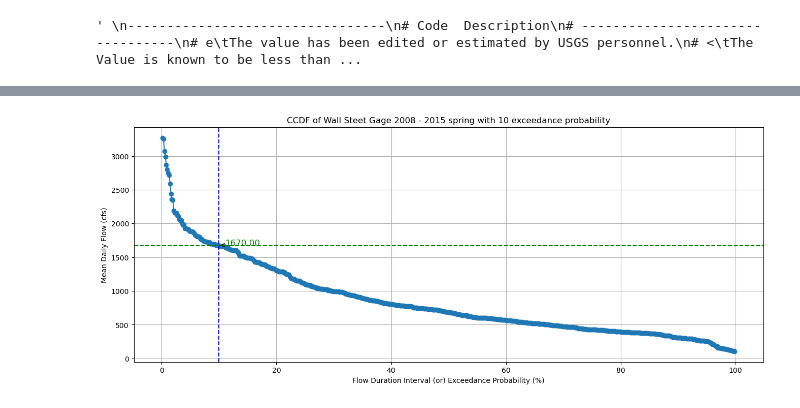
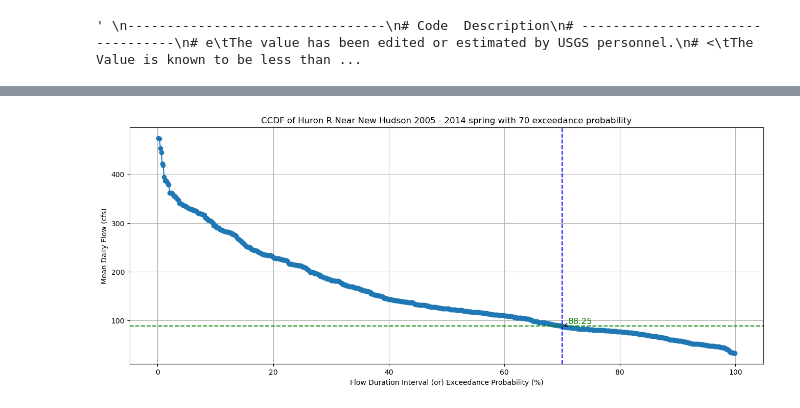
Before and after one commit to shinapatel/Recalculating_Flow_CCDFs, a Jupyter notebook: Final_CCDFs.ipynb, the cells around one changed output, grey strips where cells are left out. Cells and saved outputs as stored; diff of their text form; code cells hidden in the pictures.

Commit message:
better new hudson readings

```diff
--- a/Final_CCDFs.ipynb
+++ b/Final_CCDFs.ipynb
@@ -20,8 +20,8 @@ from IPython.display import display
 # %% [output]
 ' \n---------------------------------\n# Code  Description\n# ---------------------------------\n# e\tThe value has been edited or estimated by USGS personnel.\n# <\tThe Value is known to be less than ...
 # %%
-file_name = 'Wall Steet Gage 2008 - 2015'
-#file_name = 'Huron R Near New Hudson 2005 - 2014'
+#file_name = 'Wall Steet Gage 2008 - 2015'
+file_name = 'Huron R Near New Hudson 2005 - 2014'
 #file_name = 'Hamburg Rd Gage 2008 - 2015'
 
 #time_period = 'august'
@@ -186,6 +229,6 @@ def CCDF_plot_P(df, x, y, P):
     plt.ylabel('Mean Daily Flow (cfs)')
     plt.grid(True)
 # %%
-CCDF_plot_P(df, x='P_Value', y='Mean_CFS', P=10)
+CCDF_plot_P(df, x='P_Value', y='Mean_CFS', P=70)
 # %% [output]
-[figure, old version]
+[figure, new version]
```
Also changed, not shown: parts of 2 cells of this notebook, 2 other files.
